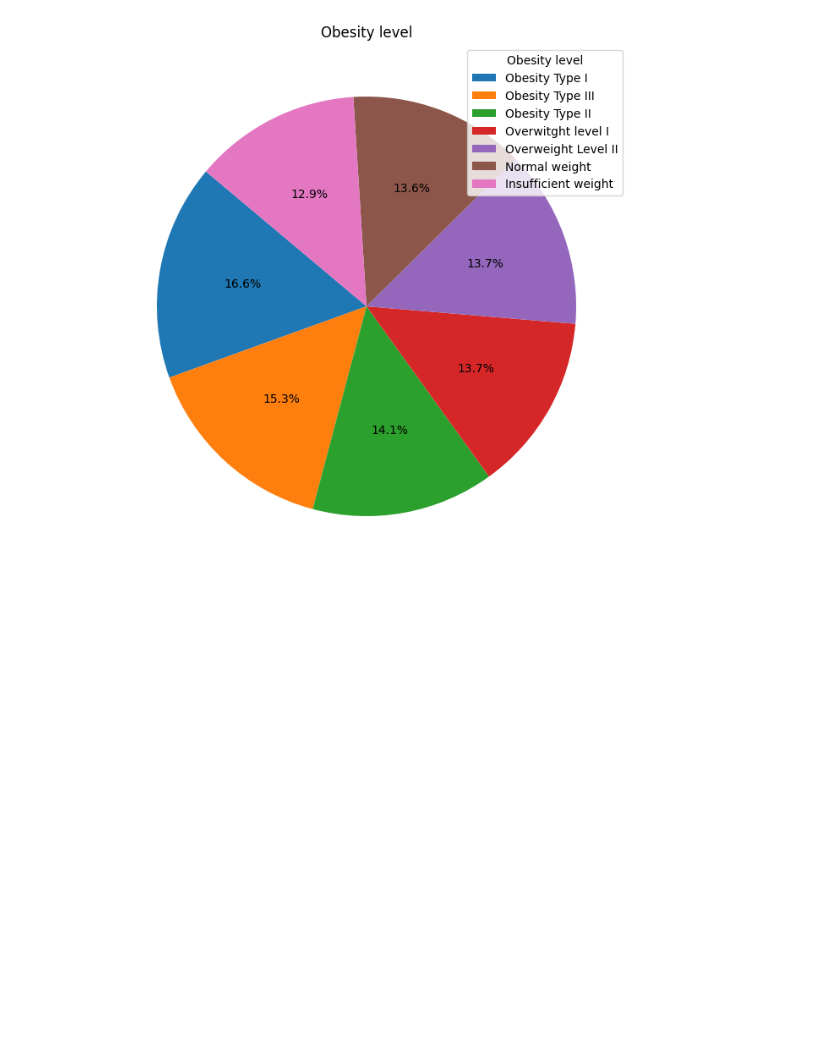
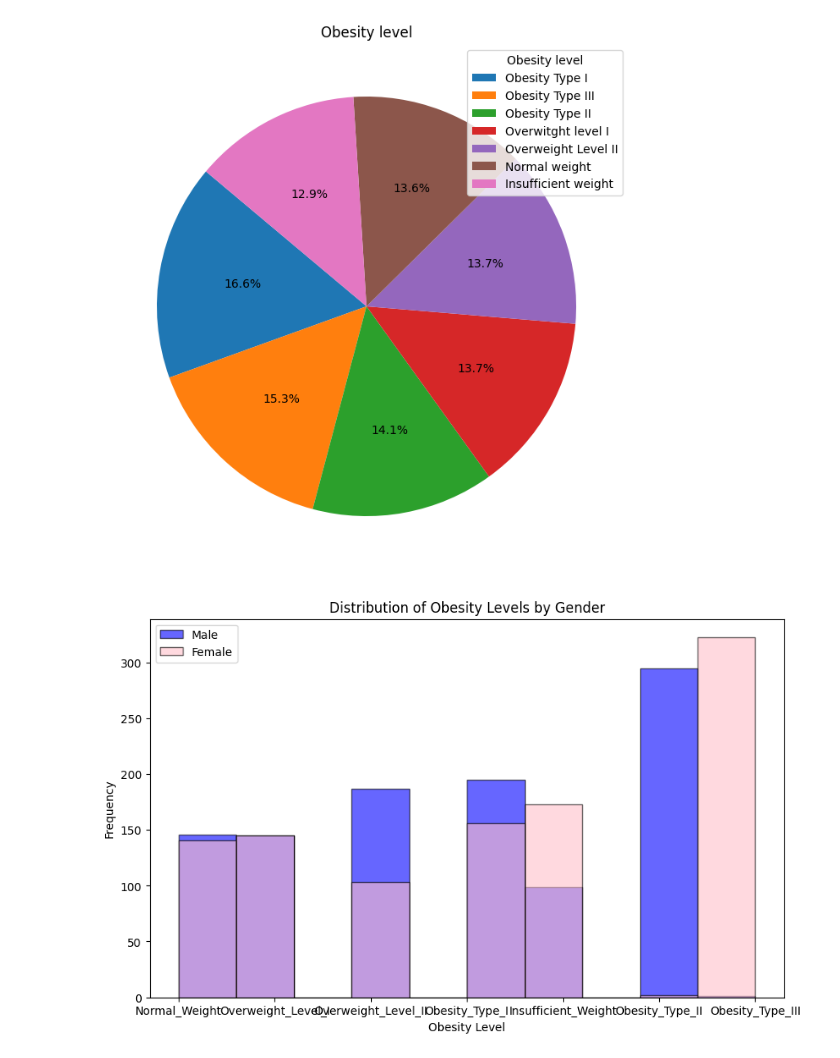
Before and after one commit to SamGombs20/DataAnalysisSample, a Jupyter notebook: code/obesiScanAnalysis.ipynb, the cells around one changed output. Cells and saved outputs as stored; diff of their text form; code cells hidden in the pictures; blank space fills up the shorter version.

Commit message:
Update:Descriptive statistics and visualizations done

```diff
--- a/code/obesiScanAnalysis.ipynb
+++ b/code/obesiScanAnalysis.ipynb
@@ -131,3 +131,24 @@ plot_pie_chart_multiple_categories(obesity_level_proportion, "Obesity level",
                                            'Overweight Level II', 'Normal weight', 'Insufficient weight'])
 # %% [output]
 [figure]
+# %%
+#Plotting the distribution of obesity level by gender
+fig, ax = plt.subplots(figsize=(10, 6))
+
+# Split by gender
+male_data = df[df['Gender'] == 'Male']['obesity_level']
+female_data = df[df['Gender'] == 'Female']['obesity_level']
+
+# Plot histograms
+ax.hist(male_data, bins=10, alpha=0.6, color='blue', edgecolor='black', label='Male')
+ax.hist(female_data, bins=10, alpha=0.6, color='pink', edgecolor='black', label='Female')
+
+# Labels and title
+ax.set_title('Distribution of Obesity Levels by Gender')
+ax.set_xlabel('Obesity Level')
+ax.set_ylabel('Frequency')
+ax.legend()
+
+plt.show()
+# %% [output]
+[figure, added]
```
